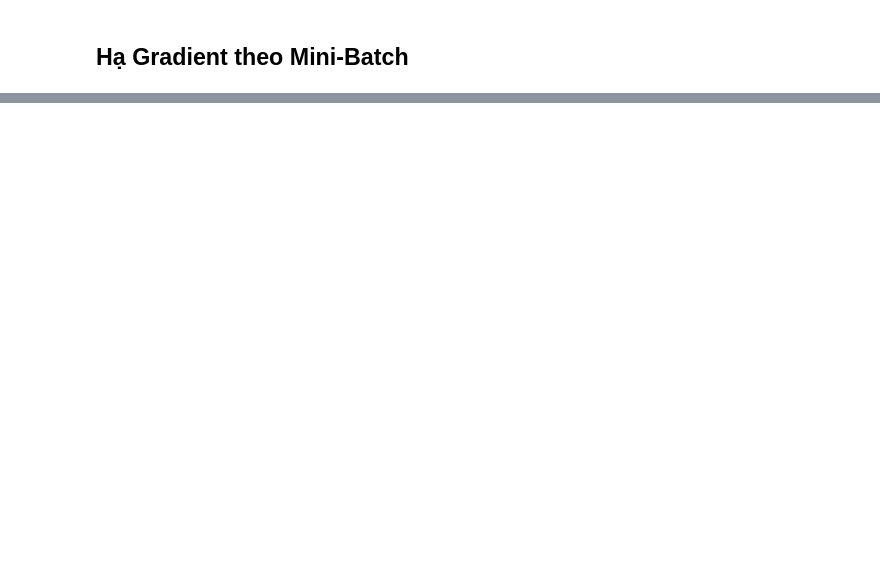
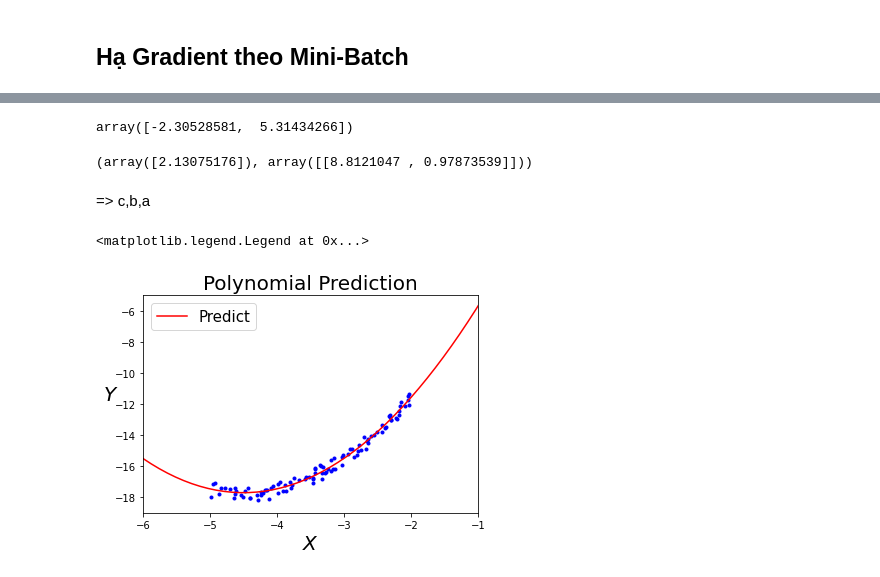
Before and after one commit to hoangquy18/Machine-Learning, a Jupyter notebook: Machine Learning/Training model/Regression.ipynb, the cells around one changed output, grey strips where cells are left out. Drawn from its saved outputs; the diff is of its cells as text; code cells hidden in the pictures; blank space fills up the shorter version.

```diff
--- a/Machine Learning/Training model/Regression.ipynb
+++ b/Machine Learning/Training model/Regression.ipynb
@@ -229,0 +248,28 @@ plt.legend(loc = 'upper left',fontsize = 15)
+# %%
+from sklearn.preprocessing import PolynomialFeatures
+polyfea = PolynomialFeatures(degree = 2,include_bias=False)
+x_new = polyfea.fit_transform(x)
+x_new[0]
+# %% [output]
+array([-2.30528581,  5.31434266])
+# %%
+lin_reg.fit(x_new,y)
+lin_reg.intercept_,lin_reg.coef_
+# %% [output]
+(array([2.13075176]), array([[8.8121047 , 0.97873539]]))
+# %% [markdown]
+=> c,b,a
+# %%
+x_new_plot = np.linspace(-6,6,100).reshape(100,1)
+x_new_pred = polyfea.transform(x_new_plot)
+# %%
+plt.axis([-6,-1,-19,-5])
+plt.title("Polynomial Prediction",fontsize = 20)
+plt.xlabel("$X$",fontsize = 20)
+plt.ylabel("$Y$",fontsize = 20,rotation = 0)
+plt.plot(x,y,'b.')
+plt.plot(x_new_plot,lin_reg.predict(x_new_pred),'r-',label = "Predict")
+plt.legend(loc = "upper left",fontsize = 15)
+# %% [output]
+<matplotlib.legend.Legend at 0x...>
+[figure, added]
```
Also changed, not shown: parts of 21 cells of this notebook, 2 other files.
